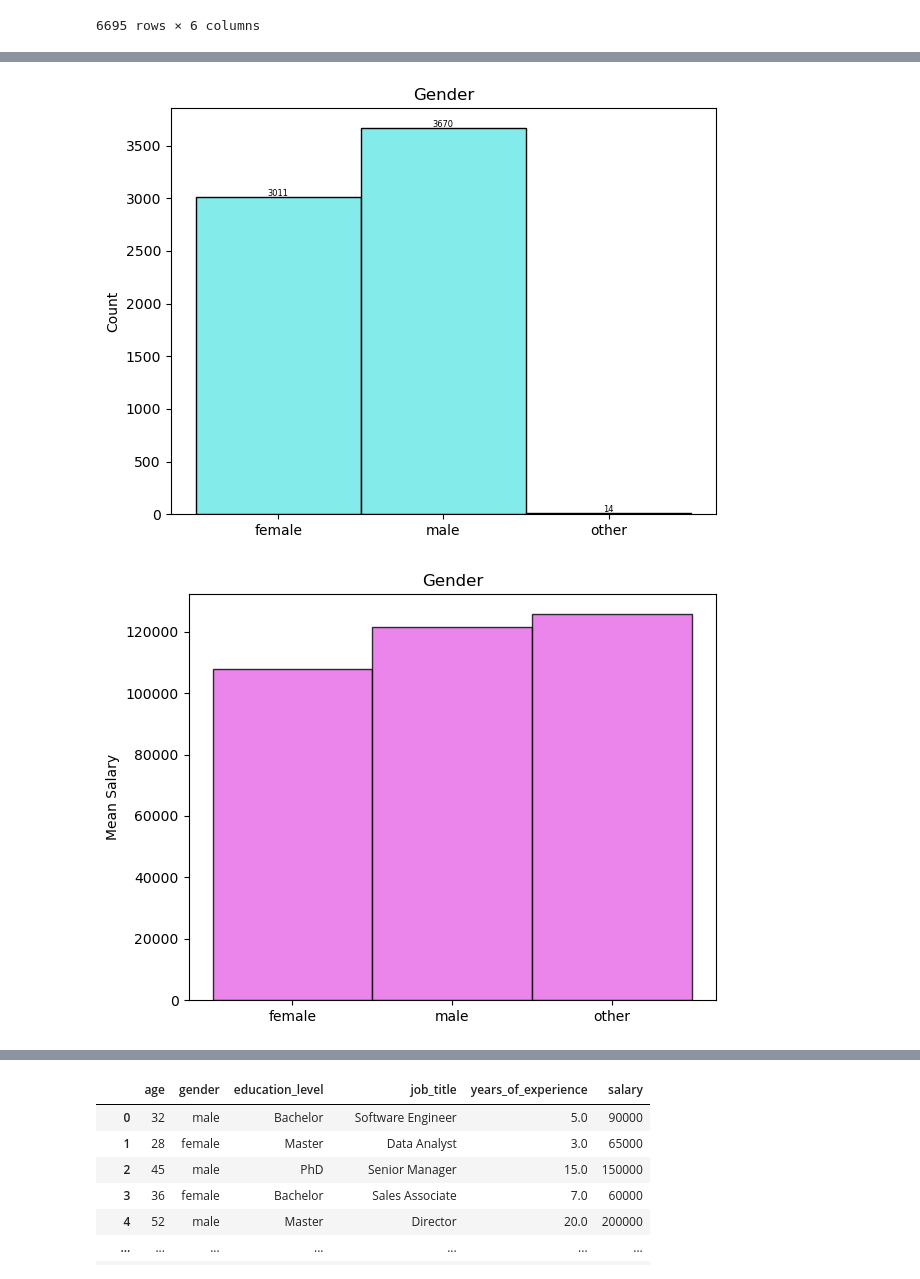
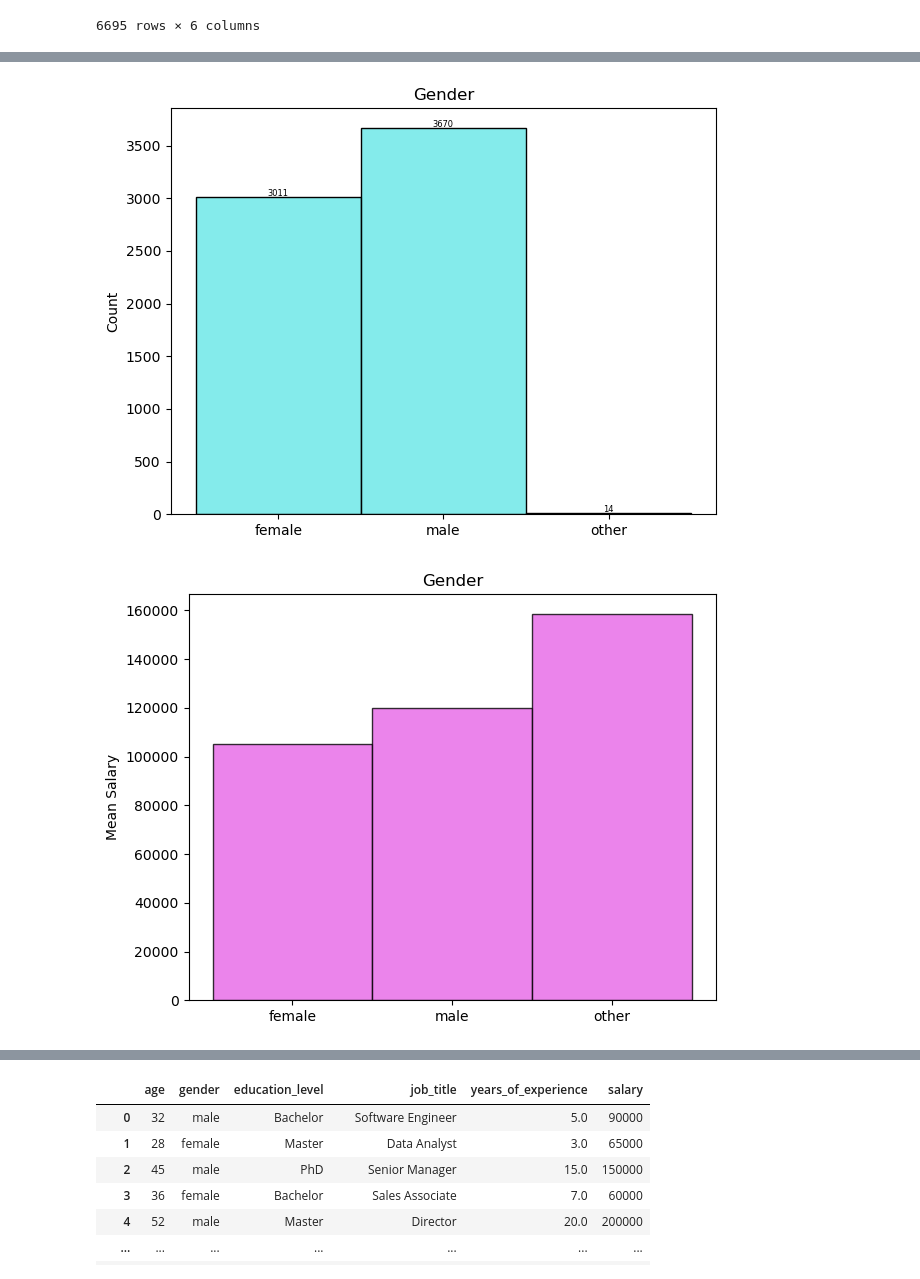
Before and after one commit to StevenHuang41/salary_prediction, a Jupyter notebook: salary_regression.ipynb, the cells around one changed output, grey strips where cells are left out. Drawn from its saved outputs; the diff is of its cells as text; code cells hidden in the pictures.

```diff
--- a/salary_regression.ipynb
+++ b/salary_regression.ipynb
@@ -447,11 +445,13 @@ def show_plot(df, col):
     if col == 'job_title':
         plt.xticks(rotation=90)
 
+        ## group jobs that less than 45
         threshold = 45
         agg_job = df[col].value_counts()
         valid_job = agg_job[agg_job > threshold]
         valid_job.loc['Other'] = agg_job[agg_job <= threshold].sum()
 
+        ## plot barplot
         bars = sns.barplot(data=valid_job,
                            color=(0.4, 0.9, 0.9),
                            edgecolor='black',
@@ -461,11 +461,13 @@ def show_plot(df, col):
         bars.margins(x=0.05)
 
     else :
+        ## plot histgram
         bars = sns.histplot(data=df,
                             x=col,
                             color=(0.4, 0.9, 0.9),
                             alpha=0.8)
 
+    ## indicate number on bar
     for bar in bars.patches:
         bbox = bar.get_bbox()
         x0 = bbox.x0
@@ -491,7 +493,8 @@ def show_plot(df, col):
 
     ## save image
     fig_fname = f'{col}_distribution.png'
-    plt.savefig(os.path.join(images_dir, fig_fname), bbox_inches='tight')
+    plt.savefig(os.path.join(images_dir, fig_fname),
+                bbox_inches='tight')
 
     ## plot image
     plt.show()
@@ -499,18 +502,34 @@ def show_plot(df, col):
     if col == 'salary':
         return
 
-    ## show relation with target feature
-    d = df.groupby([col], observed=False)['salary'].mean()
+    ## get feature mean|median|mode with target feature
+    ## mode
+    # d = (df
+    #      .groupby([col], observed=False)['salary']
+    #      .agg(lambda x: pd.Series.mode(x)[0]))
+    ## quantile
+    d = df.groupby([col], observed=False)['salary'].quantile(0.5)
 
     if col == 'job_title':
         plt.xticks(rotation=90)
-        # threshold = 70
         agg_job = df[col].value_counts()
+
+        ## get job title that exceed threshold
         valid_job_index = agg_job[agg_job > threshold].index
 
         temp_ = df[[col, 'salary']].copy()
-        temp_[col] = temp_[col].where(temp_[col].isin(valid_job_index), other='Other')
-        d = temp_.groupby([col])['salary'].mean()
+        ## create a df, remain jobs exceed threshold,
+        ## set the rest jobs
+        temp_[col] = temp_[col].where(
+            temp_[col].isin(valid_job_index), other='Other')
+
+        ## mode
+        # d = (temp_
+        #      .groupby([col])['salary']
+        #      .agg(lambda x: pd.Series.mode(x)[0]))
+        ## quantile
+        d = temp_.groupby([col], observed=False)['salary'].quantile(0.5)
+
         valid_job_index = list(valid_job_index) + ['Other']
         d = d.reindex(valid_job_index)
 
@@ -524,7 +543,8 @@ def show_plot(df, col):
 
     ## save image
     fig_fname = f'{col}_salary_relation.png'
-    plt.savefig(os.path.join(images_dir, fig_fname), bbox_inches='tight')
+    plt.savefig(os.path.join(images_dir, fig_fname),
+                bbox_inches='tight')
 
     ## plot image
     plt.show()
@@ -540,3 +560,3 @@ for col in df.columns:
 [figure]
-[figure, old version]
+[figure, new version]
 [figure]
```
Also changed, not shown: parts of 14 cells of this notebook, 8 other files.
